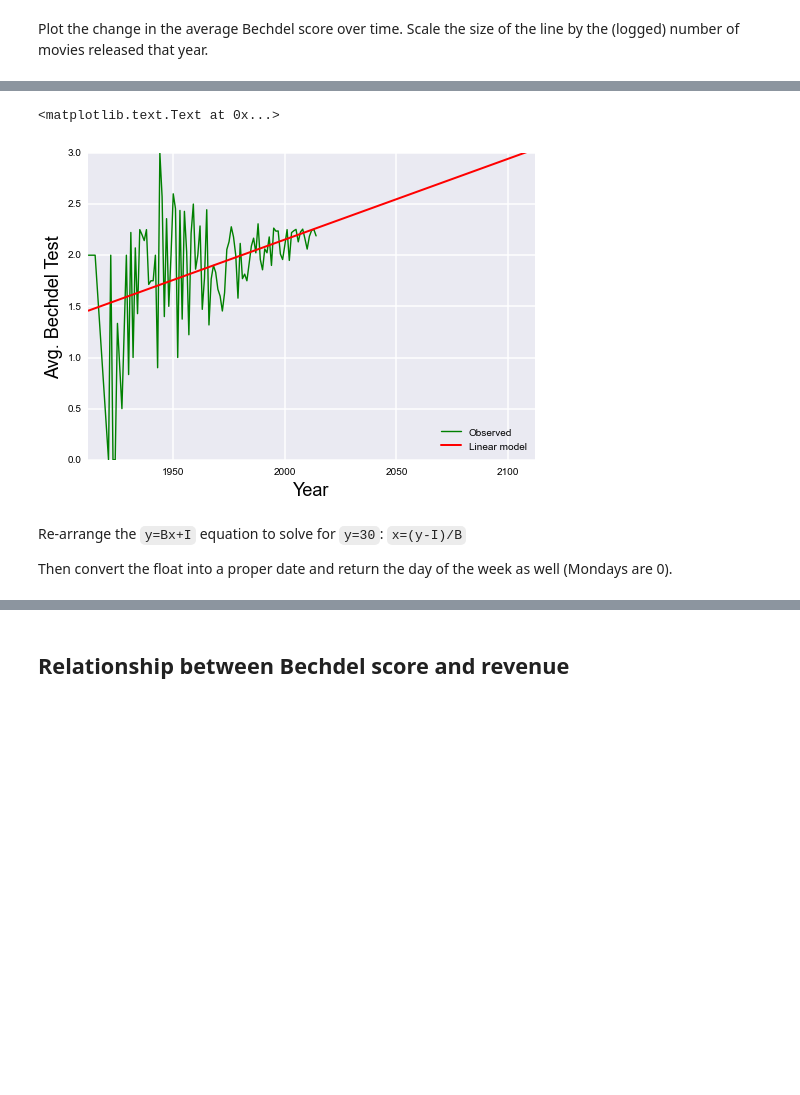
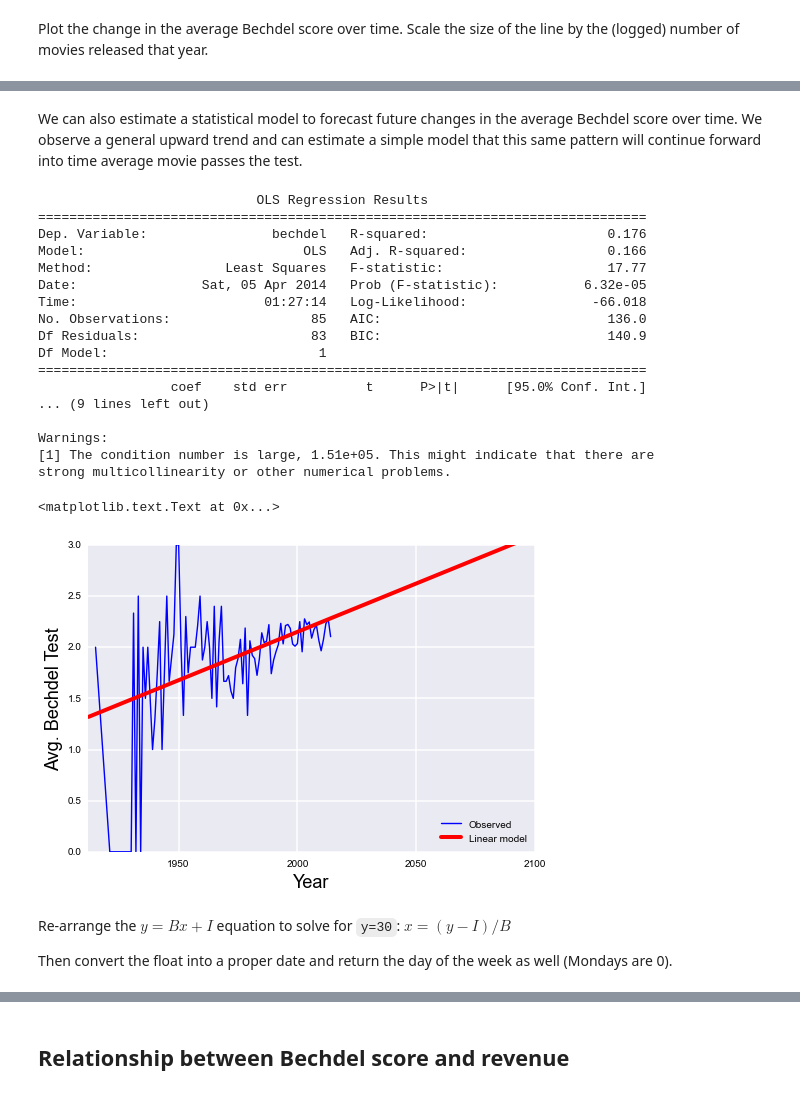
Before and after one commit to brianckeegan/Bechdel, a Jupyter notebook: Bechdel_test.ipynb, the cells around one changed output, grey strips where cells are left out. Cells and saved outputs as stored; diff of their text form; code cells hidden in the pictures; blank space fills up the shorter version.

```diff
--- a/Bechdel_test.ipynb
+++ b/Bechdel_test.ipynb
@@ -178,3 +184,7 @@ ratings_df.loc[((ratings_df['dubious'] == u'1') & (ratings_df['rating'] == 2)),'
 ratings_df.loc[((ratings_df['dubious'] == u'0') & (ratings_df['rating'] == 2)),'new_rating'] = 2.0
 ratings_df.loc[((ratings_df['dubious'] == u'1') & (ratings_df['rating'] == 3)),'new_rating'] = 2.5
 ratings_df.loc[((ratings_df['dubious'] == u'0') & (ratings_df['rating'] == 3)),'new_rating'] = 3.0
+# %%
+ratings_df.dropna(subset=['title'],inplace=True)
+ratings_df2 = ratings_df[['rating','new_rating','title']]
+ratings_df2.head()
@@ -335,0 +321,8 @@ df.tail(2).T
+# %%
+df = imdb_df.join(ratings_df2,how='inner').reset_index()
+df = pd.merge(df,numbers_df,left_on=['Title','Year'],right_on=['Movie','Year'])
+df['Year'] = df['Released_x'].apply(lambda x:x.year)
+df['Adj_Revenue'] = df.apply(lambda x:x['Revenue']*inflator[x['Year']],axis=1)
+df['Adj_Budget'] = df.apply(lambda x:x['Budget']*inflator[x['Year']],axis=1)
+
+df.tail(2).T
@@ -367,11 +365,11 @@ Plot the change in the average Bechdel score over time. Scale the size of the li
 # %%
 # Do some fancy re-indexing and groupby operations to get
 # average scores and number of movies between 1912 and 2013
-avg_bechdel = df.set_index('Released_x').groupby(lambda x:x.year)['new_rating'].agg(np.mean).ix[1912:]
-num_movies = df.set_index('Released_x').groupby(lambda x:x.year)['new_rating'].agg(lambda x:np.power(len(x)+1,1/2.5)).ix[1912:]
+avg_bechdel = df.set_index('Released_x').groupby(lambda x:x.year)['new_rating'].agg(np.mean)
+num_movies = df.set_index('Released_x').groupby(lambda x:x.year)['new_rating'].agg(lambda x:np.power(len(x)+1,1/2.5))
 
 # Changing line widths from: http://stackoverflow.com/questions/19862011/matplotlib-change-linewidth-on-line-segments-using-list
-coords = dict(avg_bechdel).items()
+coords = sorted(dict(avg_bechdel).items(),key=lambda x:x[0])
 lines = [(start, end) for start, end in zip(coords[:-1], coords[1:])]
 lines = LineCollection(lines, linewidths=dict(num_movies).values())
 
@@ -379,6 +377,7 @@ lines = LineCollection(lines, linewidths=dict(num_movies).values())
 fig, ax = plt.subplots()
 ax.add_collection(lines)
 plt.autoscale()
+plt.xlim((1912,2020))
 plt.xlabel('Time',fontsize=18)
 plt.ylabel('Avg. Bechdel score',fontsize=18)
 # %% [output]
@@ -391,5 +385,0 @@ We'll begin with a simple linear model of the change in the average Bechdel scor
-# %%
-avg_bechdel = df.set_index('Released_x').groupby(lambda x:x.year)['new_rating'].agg(np.mean).ix[1912:]
-avg_bechdel.index.name = 'date'
-avg_bechdel.name = 'bechdel'
-avg_bechdel = avg_bechdel.reset_index()
@@ -417,25 +405,52 @@ strong multicollinearity or other numerical problems.
+# %% [markdown]
+We can also estimate a statistical model to forecast future changes in the average Bechdel score over time. We observe a general upward trend and can estimate a simple model that this same pattern will continue forward into time average movie passes the test.
 # %%
+avg_bechdel = df.set_index('Released_x').groupby(lambda x:x.year)['new_rating'].agg(np.mean)
+avg_bechdel.index.name = 'date'
+avg_bechdel.name = 'bechdel'
+avg_bechdel = avg_bechdel.reset_index()
+
+l_model = smf.ols(formula='bechdel ~ date', data=avg_bechdel).fit()
+print l_model.summary()
+
 # Create a DataFrame "X" that we can extrapolate into
-X = pd.DataFrame({"date": np.linspace(start=1912.,stop=2112.,num=201)})
+X = pd.DataFrame({"date": np.linspace(start=1912.,stop=2100.,num=100)})
 
 # Plot the observed data
-plt.plot(avg_bechdel['date'],avg_bechdel['bechdel'],c='g',label='Observed')
+plt.plot(avg_bechdel['date'],avg_bechdel['bechdel'],c='b',label='Observed')
 
 # Plot the predictions from the model
-plt.plot(X,l_model.predict(X),c='r',label='Linear model',lw=2)
+plt.plot(X,l_model.predict(X),c='r',label='Linear model',lw=4)
 plt.legend(loc='lower right')
 plt.ylim((0,3))
-plt.xlim((1912,2112))
+plt.xlim((1912,2100))
 plt.xlabel('Year')
 plt.ylabel('Avg. Bechdel Test')
 
 plt.xlabel('Year',fontsize=18)
 plt.ylabel('Avg. Bechdel Test',fontsize=18)
 # %% [output]
-<matplotlib.text.Text at 0x...>
+                            OLS Regression Results
+==============================================================================
+Dep. Variable:                bechdel   R-squared:                       0.176
+Model:                            OLS   Adj. R-squared:                  0.166
+Method:                 Least Squares   F-statistic:                     17.77
+Date:                Sat, 05 Apr 2014   Prob (F-statistic):           6.32e-05
+Time:                        01:27:14   Log-Likelihood:                -66.018
+No. Observations:                  85   AIC:                             136.0
+Df Residuals:                      83   BIC:                             140.9
+Df Model:                           1
+==============================================================================
+                 coef    std err          t      P>|t|      [95.0% Conf. Int.]
+... (9 lines left out)
+
+Warnings:
+[1] The condition number is large, 1.51e+05. This might indicate that there are
+strong multicollinearity or other numerical problems.
+<matplotlib.text.Text at 0x...>
-[figure, old version]
+[figure, new version]
 # %% [markdown]
-Re-arrange the `y=Bx+I` equation to solve for `y=30`: `x=(y-I)/B`
+Re-arrange the $y=Bx+I$ equation to solve for `y=30`: $x=(y-I)/B$
 
 Then convert the float into a proper date and return the day of the week as well (Mondays are 0).
 # %%
```
Also changed, not shown: parts of 56 cells of this notebook, 1 other file.
